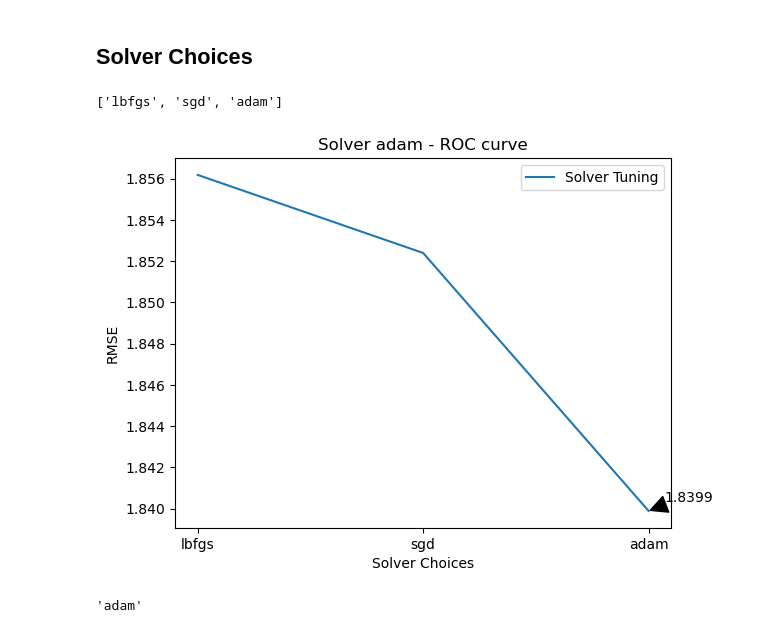
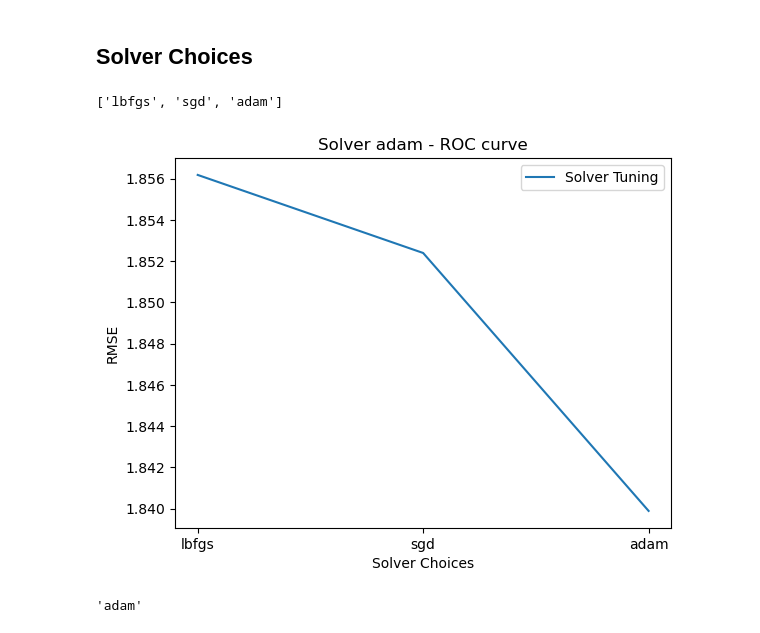
Before and after one commit to Justinfungi/Jebva-LOS-and-Mortality-Project-, a Jupyter notebook: Code/Jus/MLP (Justin)-LOS-sklearn-11271619.ipynb, the cells around one changed output. Saved outputs shown, nothing was run; the diff lists cells and outputs as text; code cells hidden in the pictures.

```diff
--- a/Code/Jus/MLP (Justin)-LOS-sklearn-11271619.ipynb
+++ b/Code/Jus/MLP (Justin)-LOS-sklearn-11271619.ipynb
@@ -26,7 +26,7 @@ when training, please use: 'y_train_t1_value,y_train_t2_value,y_valid_t1_value,y
 ************************************************************
 # %%
 
-X_train_norm = X_train_selected_norm
+X_train_norm = X_train_selected_t2_norm
 X_valid_norm = X_valid_selected_t2_norm
 X_test_norm = X_test_selected_t2_norm
 
@@ -55,29 +42,7 @@ print(X_test_norm.shape)
 # %%
 from sklearn.neural_network import MLPRegressor
 
-clf = MLPRegressor(hidden_layer_sizes=(100,),
-                   activation='relu',
-                   solver='adam',
-                   alpha=0.0001,
-                   batch_size='auto',
-                   learning_rate='constant',
-                   learning_rate_init=0.01,
-                   power_t=0.5,
-                   max_iter=200,
-                   shuffle=True,
-                   random_state=None,
-                   tol=0.0001,
-                   verbose=False,
-                   warm_start=False,
-                   momentum=0.9,
-                   nesterovs_momentum=True,
-                   early_stopping=True,
-                   validation_fraction=0.1,
-                   beta_1=0.9,
-                   beta_2=0.999,
-                   epsilon=1e-08,
-                   n_iter_no_change=10,
-                   max_fun=15000)
+clf = MLPRegressor()
 
 clf.fit(X_train_norm, y_train_t2_value)
 
@@ -145,36 +109,36 @@ best_layernumber
 # %%
 solver_list = ["lbfgs","sgd","adam"]
 rmse_lst=[]
 
 for i in solver_list:
     clf = MLPRegressor(solver=i,
                        alpha=1e-5,
                        hidden_layer_sizes=best_layernumber,
                        activation='relu',
                        learning_rate_init=0.01,
                        learning_rate="adaptive",
                        random_state=3612,
                        max_iter=200)
 
     clf.fit(X_train_norm, y_train_t2_value)
     y_pred = clf.predict(X_valid_norm)
     rmse1 = rmse(y_pred, y_valid_t2_value)
     rmse_lst.append(rmse1)
 
 print(solver_list)
 index = rmse_lst.index(min(rmse_lst))
 plt.plot(solver_list, rmse_lst, label='Solver Tuning')
 plt.xlabel('Solver Choices')
 plt.ylabel('RMSE')
 plt.title(f"Solver {solver_list[index]} - ROC curve")
 plt.legend(loc="best")
-plt.annotate(np.min(rmse_lst).round(4), (np.argmin(rmse_lst), np.min(rmse_lst)), xycoords="data",
+"""plt.annotate(np.min(rmse_lst).round(4), (np.argmin(rmse_lst), np.min(rmse_lst)), xycoords="data",
                  xytext=(40, 20), textcoords="offset pixels", arrowprops=dict(facecolor="black", shrink=0.1), fontsize=10,
-                 horizontalalignment="center", verticalalignment="top")
+                 horizontalalignment="center", verticalalignment="top")"""
 plt.show()
 # %% [output]
 ['lbfgs', 'sgd', 'adam']
-[figure, old version]
+[figure, new version]
 # %%
 index = np.argmin(rmse_lst)
 best_solver = solver_list[index]
```
Also changed, not shown: parts of 7 cells of this notebook, 4 other files.
